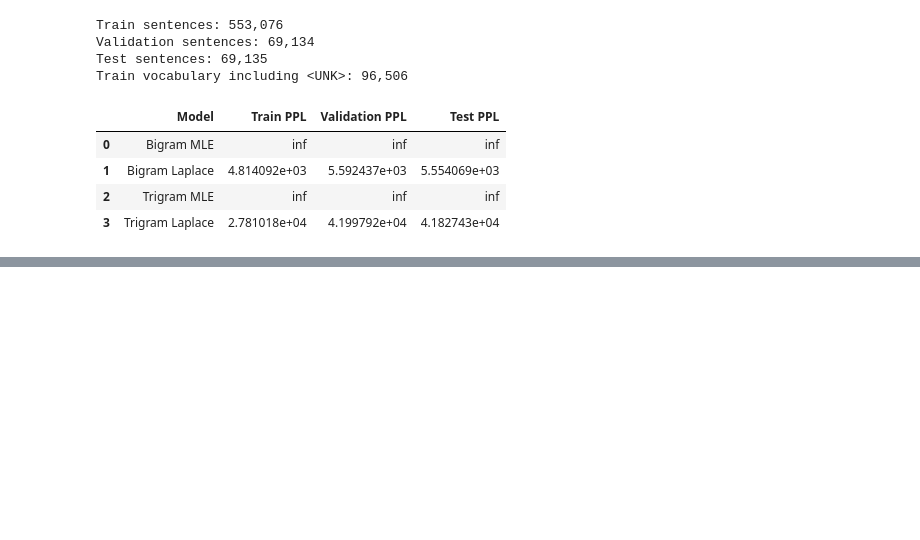
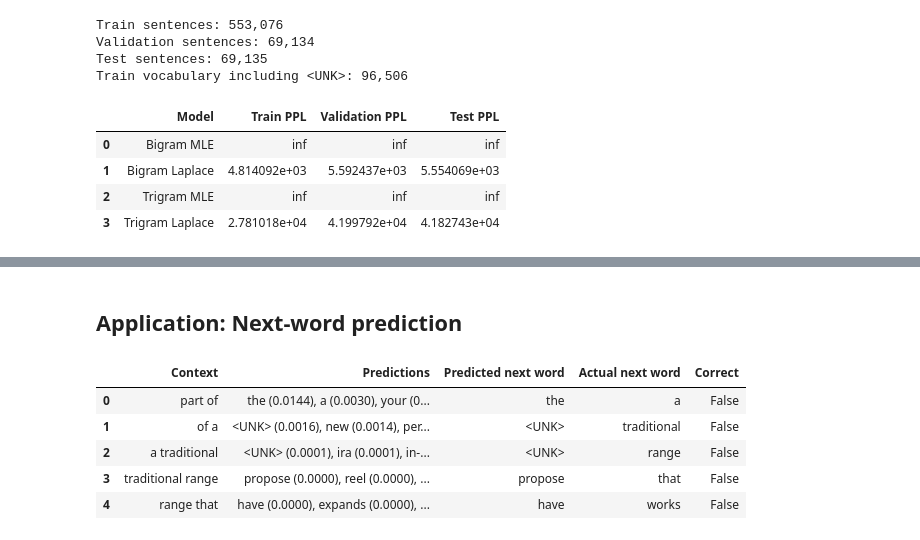
Before and after one commit to Tralaiday/NLP, a Jupyter notebook: Lab2/src/experiments.ipynb, the cells around one changed output, grey strips where cells are left out. Drawn from its saved outputs; the diff is of its cells as text; code cells hidden in the pictures; blank space fills up the shorter version.

```diff
--- a/Lab2/src/experiments.ipynb
+++ b/Lab2/src/experiments.ipynb
@@ -325,0 +321,44 @@ display(
+# %% [markdown]
+## Application: Next-word prediction
+# %%
+prediction_model = experiment_3_models['Trigram']
+
+def top_next_words(model, context, top_k=5):
+    distribution = model.next_word_distribution(context)
+    return sorted(distribution.items(), key=lambda item: item[1], reverse=True)[:top_k]
+
+prediction_rows = []
+seen_contexts = set()
+for sentence in test_processed:
+    for index in range(2, len(sentence)):
+        context = tuple(sentence[index - 2:index])
+        if context in seen_contexts:
+            continue
+        predictions = top_next_words(prediction_model, list(context))
+        predicted_word = predictions[0][0]
+        actual_word = sentence[index]
+        prediction_rows.append({
+            'Context': ' '.join(context),
+            'Predictions': ', '.join(
+                f'{word} ({probability:.4f})'
+                for word, probability in predictions
+            ),
+            'Predicted next word': predicted_word,
+            'Actual next word': actual_word,
+            'Correct': predicted_word == actual_word,
+        })
+        seen_contexts.add(context)
+        if len(prediction_rows) == 5:
+            break
+    if len(prediction_rows) == 5:
+        break
+
+next_word_results = pd.DataFrame(prediction_rows)
+next_word_results
+# %% [output]
+|  | Context | Predictions | Predicted next word | Actual next word | Correct |
+| 0 | part of | the (0.0144), a (0.0030), your (0... | the | a | False |
+| 1 | of a | <UNK> (0.0016), new (0.0014), per... | <UNK> | traditional | False |
+| 2 | a traditional | <UNK> (0.0001), ira (0.0001), in-... | <UNK> | range | False |
+| 3 | traditional range | propose (0.0000), reel (0.0000), ... | propose | that | False |
+| 4 | range that | have (0.0000), expands (0.0000), ... | have | works | False |
```
Also changed, not shown: parts of 19 cells of this notebook, 1 other file.
